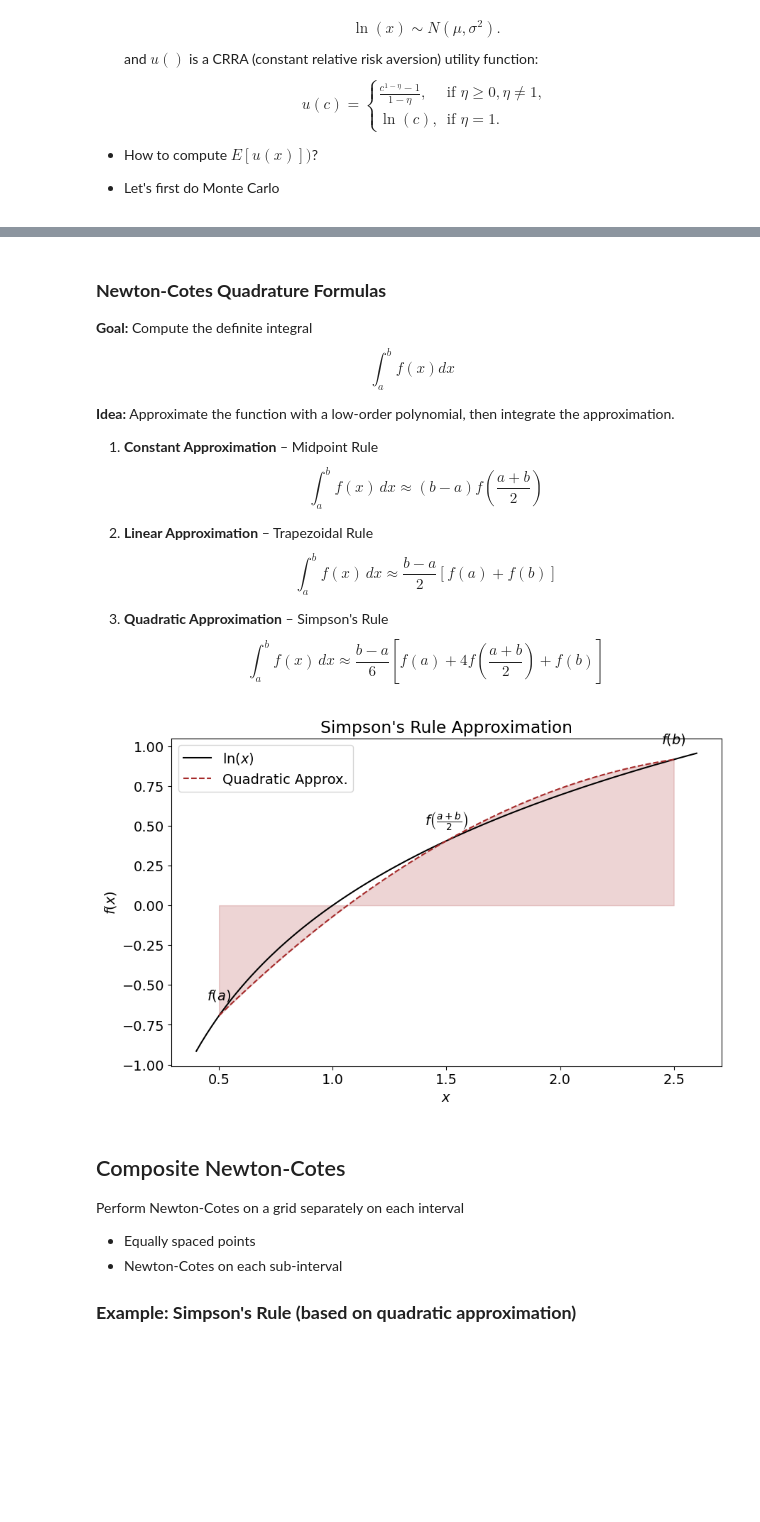
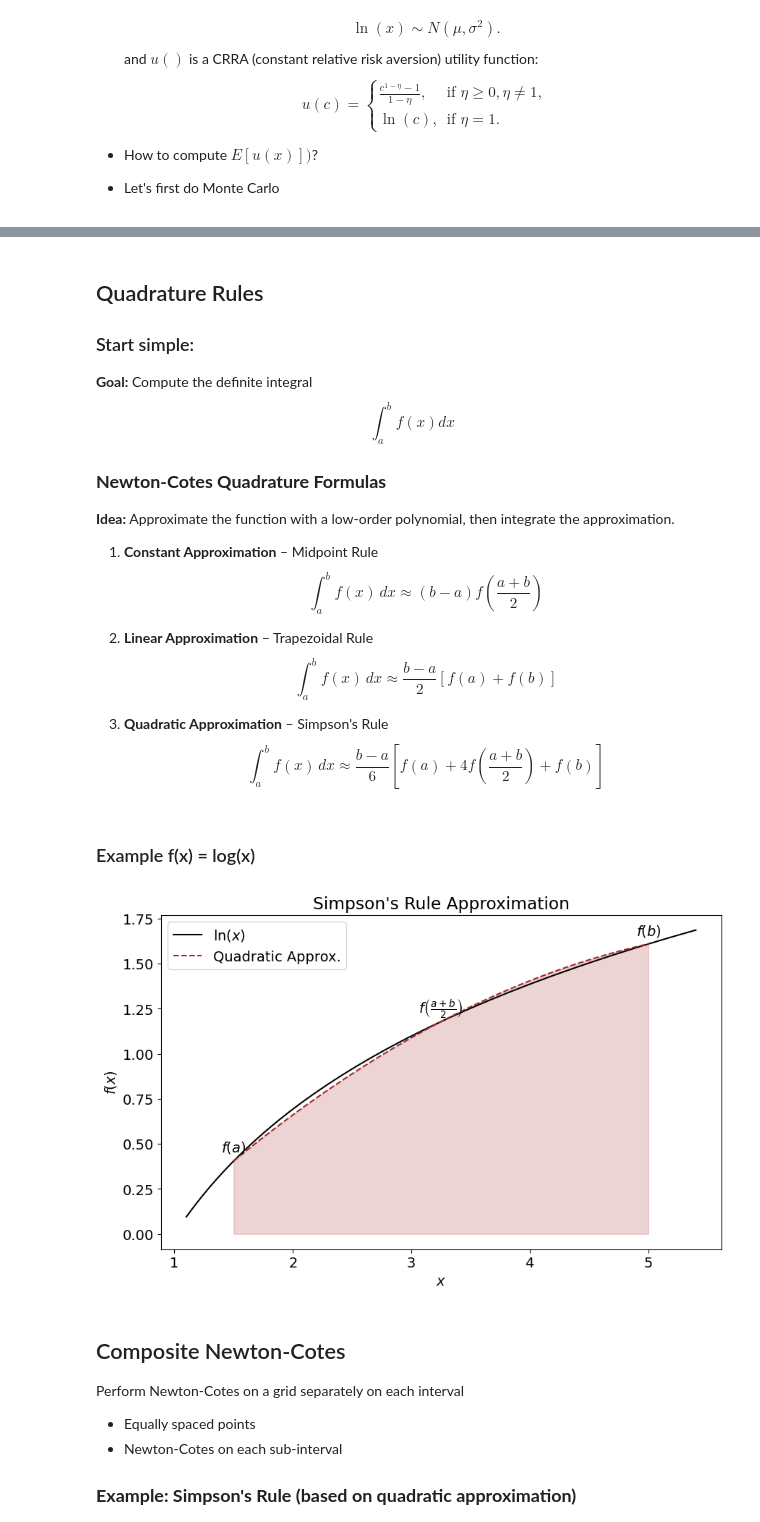
Before and after one commit to bschjerning/dp_ucph, a Jupyter notebook: 1_theory_tools/03_deaton_1d_integration.ipynb, the cells around one changed output, grey strips where cells are left out. Drawn from its saved outputs; the diff is of its cells as text; code cells hidden in the pictures; blank space fills up the shorter version.

```diff
--- a/1_theory_tools/03_deaton_1d_integration.ipynb
+++ b/1_theory_tools/03_deaton_1d_integration.ipynb
@@ -146,8 +173,12 @@ Standard error of estimate of E[(u,x)]:  0.032689899409465664
 # %% [markdown]
-### **Newton-Cotes Quadrature Formulas**
+## Quadrature Rules
+
+### Start simple:
 
 **Goal:** Compute the definite integral
 $$ \int_a^b f(x) dx $$
+
+### **Newton-Cotes Quadrature Formulas**
 
 **Idea:** Approximate the function with a low-order polynomial, then integrate the approximation.
 
@@ -165,34 +196,41 @@ $$ \int_a^b f(x) dx $$
    $$
    \int _{a}^{b}f(x)\,dx\approx {\frac {b-a}{6}}\left[f(a)+4f\left({\frac {a+b}{2}}\right)+f(b)\right]
    $$
+# %% [markdown]
+### Example f(x) = log(x)
+# %%
+# Plot settings
+import matplotlib.pyplot as plt
+plt.rcParams.update({'font.size': 14})  # Adjust this for overall font size
+# Define function and interval
+f = lambda x: np.log(x)
+a, b = 1.5, 5
+m = (a + b) / 2
+quad_x = np.linspace(a, b, 100)
+fa, fb, fmid = f(a), f(b), f(m)
+
+# Define parabola function for plotting
+def parabola(x):
+    L0 = (x - m) * (x - b) / ((a - m) * (a - b))
+    L1 = (x - a) * (x - b) / ((m - a) * (m - b))
+    L2 = (x - a) * (x - m) / ((b - a) * (b - m))
+    return fa * L0 + fmid * L1 + fb * L2
 # %%
-# Define function and interval
-import matplotlib.pyplot as plt
-f = lambda x: np.log(x)
-a, b = 0.5, 2.5
-mid = (a + b) / 2
-x = np.linspace(a - 0.1, b + 0.1, 100)
-quad_x = np.linspace(a, b, 100)
+# Plot initial function - use larger grid than integration grid
+fig, ax = plt.subplots(figsize=(10, 6))
+x_plot = np.linspace(a - 0.4, b + 0.4, 100)
+ax.plot(x_plot, f(x_plot), 'k', label=r'$\ln(x)$')
 
-# Compute function and quadratic approximation values (lagrange polynomial)
-fa, fb, fmid = f(a), f(b), f(mid)
-quad_y = fa * (quad_x - mid) * (quad_x - b) / ((a - mid) * (a - b)) + \
-         fmid * (quad_x - a) * (quad_x - b) / ((mid - a) * (mid - b)) + \
-         fb * (quad_x - a) * (quad_x - mid) / ((b - a) * (b - mid))
+# Parabola and the area below we fit
+ax.plot(quad_x, parabola(quad_x), 'brown', linestyle='dashed', label=r'Quadratic Approx.')
+ax.fill_between(quad_x, parabola(quad_x), color='brown', alpha=0.2)
 
-# Plot
-plt.rcParams.update({'font.size': 14})  # Adjust this for overall font size
-fig, ax = plt.subplots(figsize=(10, 6))
-ax.plot(x, f(x), 'k', label=r'$\ln(x)$')
-ax.plot(quad_x, quad_y, 'brown', linestyle='dashed', label=r'Quadratic Approx.')
-ax.fill_between(quad_x, quad_y, color='brown', alpha=0.2)
-for x_val, f_val, label in zip([a, mid, b], [fa, fmid, fb], [r'$f(a)$', r'$f\left(\frac{a+b}{2}\right)$', r'$f(b)$']):
-    ax.text(x_val, f_val + 0.1, label, ha='center')
-ax.set_xlabel(r'$x$'); ax.set_ylabel(r'$f(x)$')
-ax.legend(); ax.set_title("Simpson's Rule Approximation")
-plt.show()
+# Add legends etc.
+for x_val, f_val, label in zip([a, m, b], [fa, fmid, fb], [r'$f(a)$', r'$f\left(\frac{a+b}{2}\right)$', r'$f(b)$']):
+    ax.text(x_val, f_val + 0.05, label, ha='center')
+ax.set_xlabel(r'$x$'); ax.set_ylabel(r'$f(x)$'); ax.legend(); ax.set_title("Simpson's Rule Approximation");
 # %% [output]
-[figure, old version]
+[figure, new version]
 # %% [markdown]
 ## Composite Newton-Cotes
 
```
Also changed, not shown: parts of 18 cells of this notebook.
